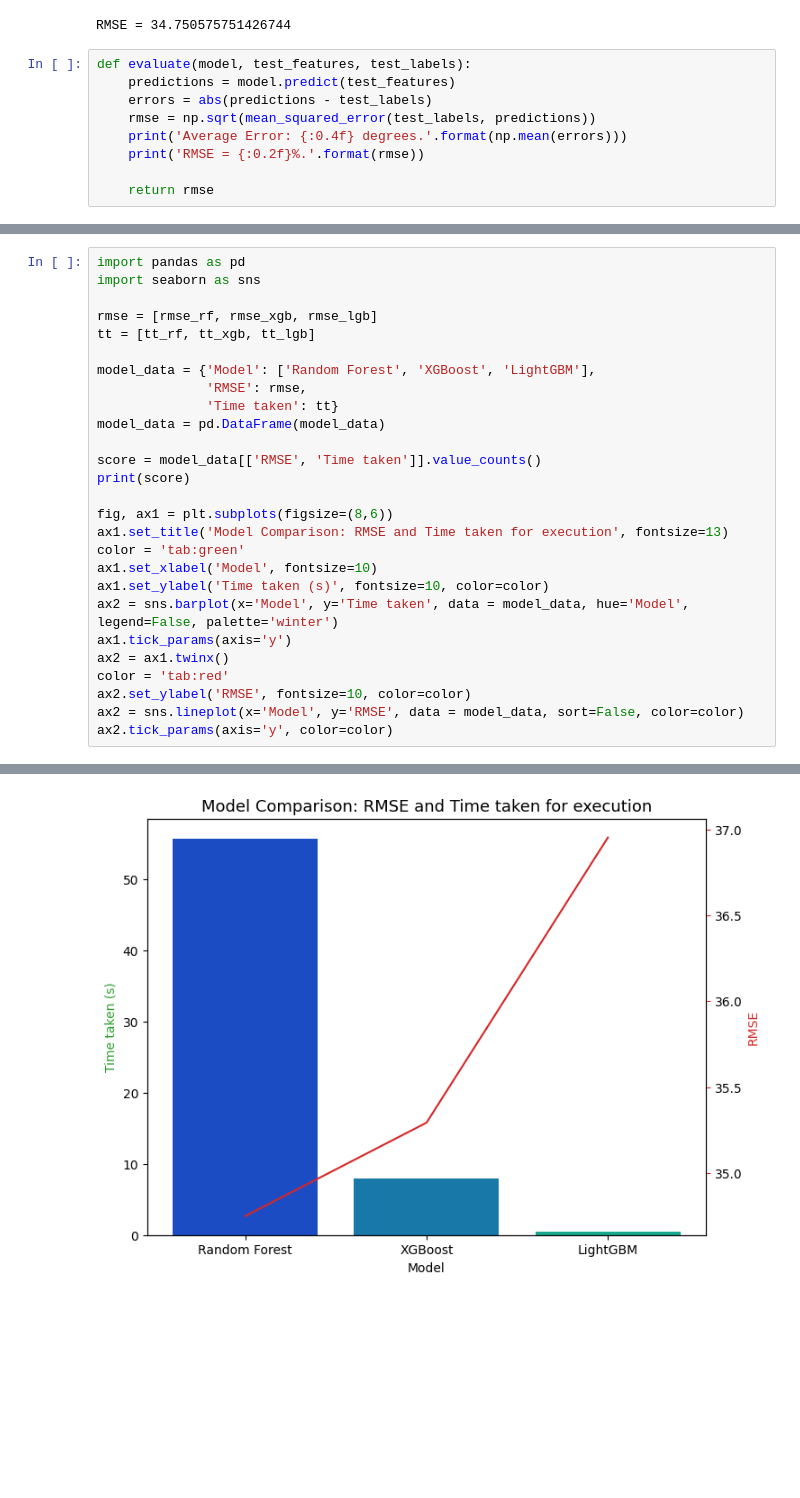
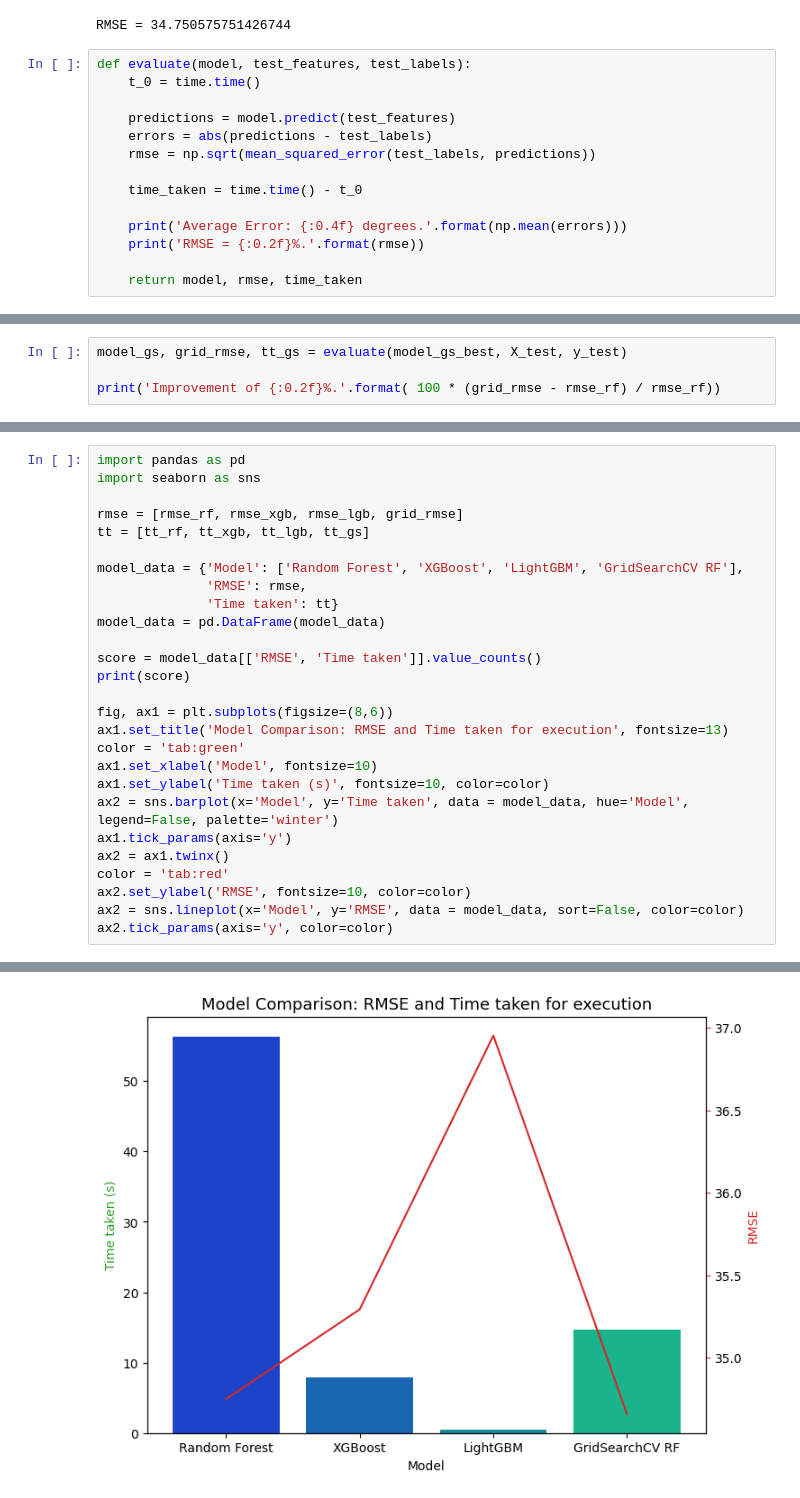
Before and after one commit to dikaizm/data-slayer, a Jupyter notebook: notebooks/3.1-model-exploration.ipynb, the cells around one changed output, grey strips where cells are left out. Saved outputs shown, nothing was run; the diff lists cells and outputs as text; blank space fills up the shorter version.

Commit message:
Update model hyperparameters and generate predictions

```diff
--- a/notebooks/3.1-model-exploration.ipynb
+++ b/notebooks/3.1-model-exploration.ipynb
@@ -120,13 +120,18 @@ model_rf, rmse_rf, tt_rf = run_model(model_rf, X_train, y_train, X_test, y_test)
 RMSE = 34.750575751426744
 # %%
 def evaluate(model, test_features, test_labels):
+    t_0 = time.time()
+
     predictions = model.predict(test_features)
     errors = abs(predictions - test_labels)
     rmse = np.sqrt(mean_squared_error(test_labels, predictions))
+
+    time_taken = time.time() - t_0
+
     print('Average Error: {:0.4f} degrees.'.format(np.mean(errors)))
     print('RMSE = {:0.2f}%.'.format(rmse))
 
-    return rmse
+    return model, rmse, time_taken
 # %%
 # Hyperparameter tuning with GridSearchCV
 from sklearn.model_selection import GridSearchCV
@@ -169,3 +171,7 @@ Fitting 3 folds for each of 16 candidates, totalling 48 fits
 Average Error: 21.9019 degrees.
 RMSE = 34.66%.
 Improvement of -0.26%.
+# %%
+model_gs, grid_rmse, tt_gs = evaluate(model_gs_best, X_test, y_test)
+
+print('Improvement of {:0.2f}%.'.format( 100 * (grid_rmse - rmse_rf) / rmse_rf))
@@ -173,10 +183,10 @@ Improvement of -0.26%.
 import pandas as pd
 import seaborn as sns
 
-rmse = [rmse_rf, rmse_xgb, rmse_lgb]
-tt = [tt_rf, tt_xgb, tt_lgb]
+rmse = [rmse_rf, rmse_xgb, rmse_lgb, grid_rmse]
+tt = [tt_rf, tt_xgb, tt_lgb, tt_gs]
 
-model_data = {'Model': ['Random Forest', 'XGBoost', 'LightGBM'],
+model_data = {'Model': ['Random Forest', 'XGBoost', 'LightGBM', 'GridSearchCV RF'],
               'RMSE': rmse,
               'Time taken': tt}
 model_data = pd.DataFrame(model_data)
@@ -202,4 +213,4 @@ RMSE       Time taken
 35.293834  7.885281      1
 36.952016  0.532557      1
 Name: count, dtype: int64
-[figure, old version]
+[figure, new version]
```
Also changed, not shown: parts of 3 cells of this notebook, 2 other files.
